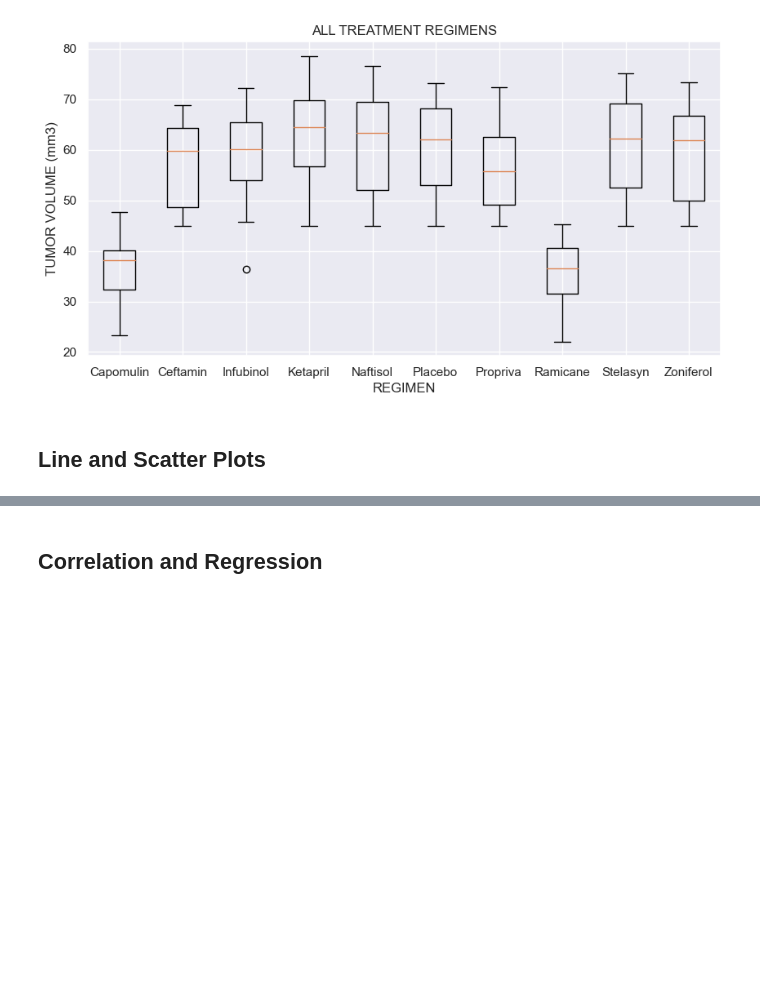
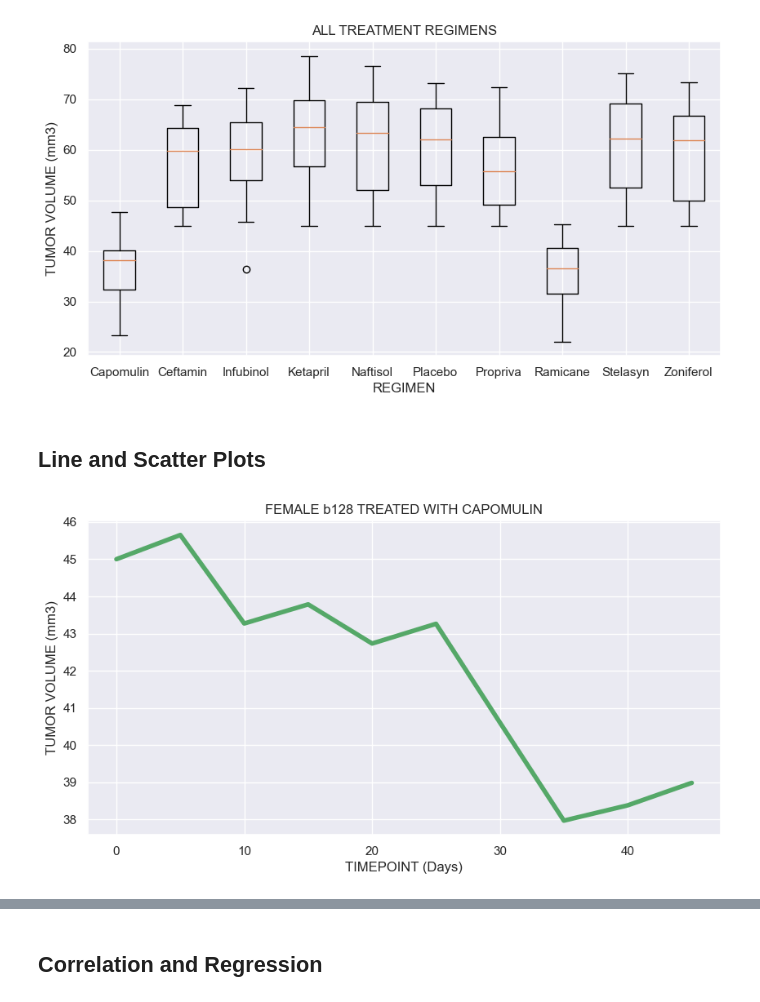
Before and after one commit to gusibis/challenge-5, a Jupyter notebook: pymaceuticals_starter.ipynb, the cells around one changed output, grey strips where cells are left out. Saved outputs shown, nothing was run; the diff lists cells and outputs as text; code cells hidden in the pictures; blank space fills up the shorter version.

Commit message:
Added another chart

```diff
--- a/pymaceuticals_starter.ipynb
+++ b/pymaceuticals_starter.ipynb
@@ -423,7 +424,7 @@ plt.boxplot(all_tumor_vol_data, labels = treatment_list)
 plt.ylabel('TUMOR VOLUME (mm3)')
 plt.xlabel('REGIMEN')
 plt.title('ALL TREATMENT REGIMENS')
-sns.set(rc={'figure.figsize':(10,5)})
+# sns.set(rc={'figure.figsize':(10,5)})
 plt.show()
 # %% [output]
   Mouse ID  Timepoint Drug Regimen     Sex  Age_months  Weight (g)  \
@@ -448,0 +446,12 @@ plt.show()
+# %%
+# Generate a line plot of tumor volume vs. time point for a mouse treated with Capomulin
+only_capomulin_df = tumor_volume_df[tumor_volume_df["Drug Regimen"].isin(['Capomulin'])]
+# only_capomulin_df
+female_b128 = complete_data_df[complete_data_df["Mouse ID"].isin(['b128'])]
+plt.plot(female_b128['Timepoint'], female_b128['Tumor Volume (mm3)'], linewidth=4, color='g', markersize=5)
+plt.xlabel('TIMEPOINT (Days)')
+plt.ylabel('TUMOR VOLUME (mm3)')
+plt.title('FEMALE b128 TREATED WITH CAPOMULIN')
+plt.show()
+# %% [output]
+[figure, added]
```
Also changed, not shown: parts of 4 cells of this notebook.
